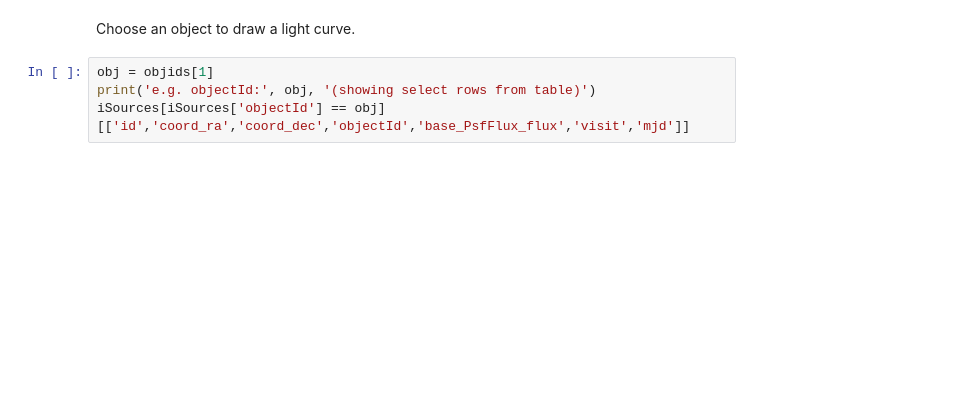
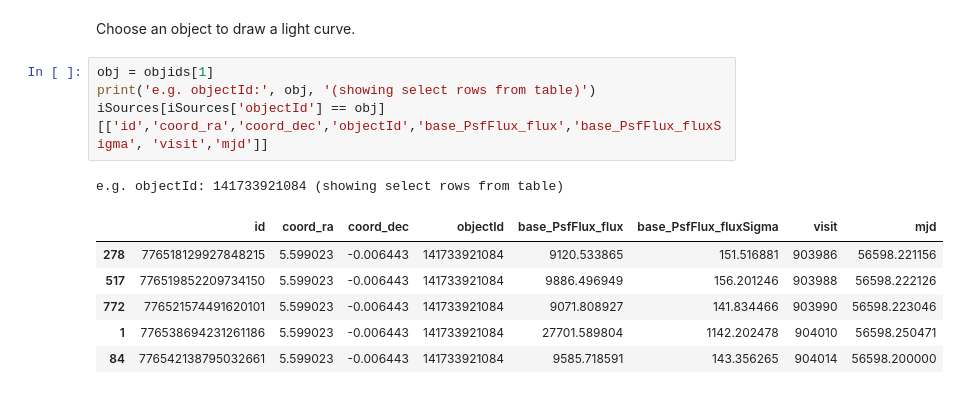
Before and after one commit to LSSTScienceCollaborations/StackClub, a Jupyter notebook: ImageProcessing/Re-RunHSC.ipynb, the cells around one changed output. Cells and saved outputs as stored; diff of their text form; blank space fills up the shorter version.

```diff
--- a/ImageProcessing/Re-RunHSC.ipynb
+++ b/ImageProcessing/Re-RunHSC.ipynb
@@ -414,4 +460,12 @@ Choose an object to draw a light curve.
 # %%
 obj = objids[1]
 print('e.g. objectId:', obj, '(showing select rows from table)')
-iSources[iSources['objectId'] == obj][['id','coord_ra','coord_dec','objectId','base_PsfFlux_flux','visit','mjd']]
+iSources[iSources['objectId'] == obj][['id','coord_ra','coord_dec','objectId','base_PsfFlux_flux','base_PsfFlux_fluxSigma', 'visit','mjd']]
+# %% [output]
+e.g. objectId: 141733921084 (showing select rows from table)
+|  | id | coord_ra | coord_dec | objectId | base_PsfFlux_flux | base_PsfFlux_fluxSigma | visit | mjd |
+| 278 | 776518129927848215 | 5.599023 | -0.006443 | 141733921084 | 9120.533865 | 151.516881 | 903986 | 56598.221156 |
+| 517 | 776519852209734150 | 5.599023 | -0.006443 | 141733921084 | 9886.496949 | 156.201246 | 903988 | 56598.222126 |
+| 772 | 776521574491620101 | 5.599023 | -0.006443 | 141733921084 | 9071.808927 | 141.834466 | 903990 | 56598.223046 |
+| 1 | 776538694231261186 | 5.599023 | -0.006443 | 141733921084 | 27701.589804 | 1142.202478 | 904010 | 56598.250471 |
+| 84 | 776542138795032661 | 5.599023 | -0.006443 | 141733921084 | 9585.718591 | 143.356265 | 904014 | 56598.200000 |
```
Also changed, not shown: parts of 8 cells of this notebook.
